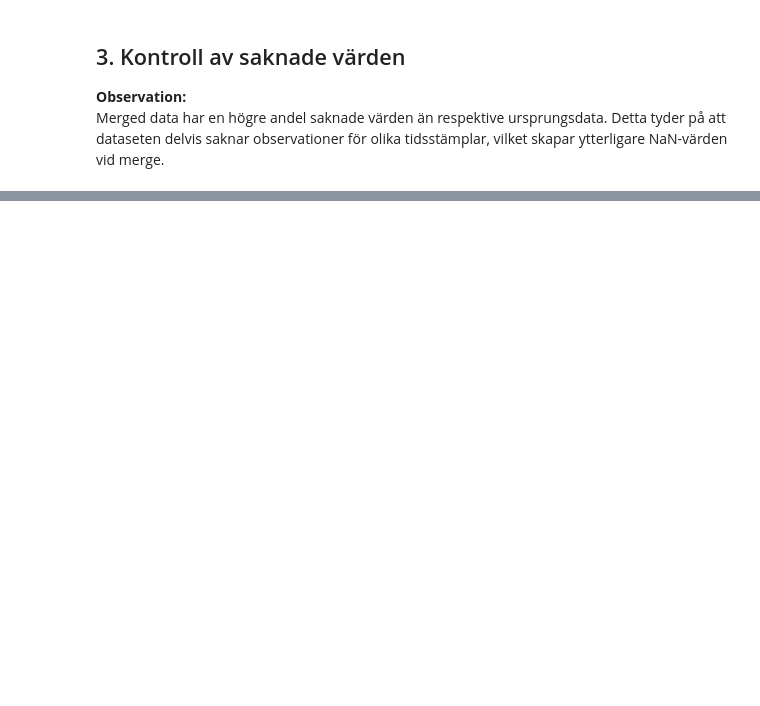
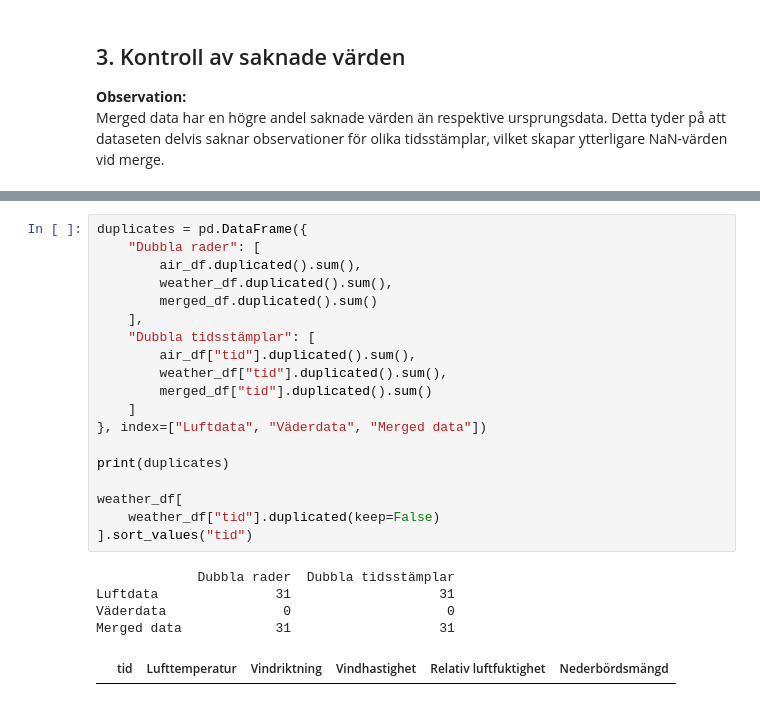
Before and after one commit to JakobWorkingHard/predicting_PM2.5, a Jupyter notebook: notebooks/data_quality.ipynb, the cells around one changed output, grey strips where cells are left out. Cells and saved outputs as stored; diff of their text form; blank space fills up the shorter version.

```diff
--- a/notebooks/data_quality.ipynb
+++ b/notebooks/data_quality.ipynb
@@ -183,0 +199,25 @@ Nederbördsmängd                 1074               4.70
+# %%
+duplicates = pd.DataFrame({
+    "Dubbla rader": [
+        air_df.duplicated().sum(),
+        weather_df.duplicated().sum(),
+        merged_df.duplicated().sum()
+    ],
+    "Dubbla tidsstämplar": [
+        air_df["tid"].duplicated().sum(),
+        weather_df["tid"].duplicated().sum(),
+        merged_df["tid"].duplicated().sum()
+    ]
+}, index=["Luftdata", "Väderdata", "Merged data"])
+
+print(duplicates)
+
+weather_df[
+    weather_df["tid"].duplicated(keep=False)
+].sort_values("tid")
+# %% [output]
+             Dubbla rader  Dubbla tidsstämplar
+Luftdata               31                   31
+Väderdata               0                    0
+Merged data            31                   31
+|  | tid | Lufttemperatur | Vindriktning | Vindhastighet | Relativ luftfuktighet | Nederbördsmängd |
```
Also changed, not shown: parts of 13 cells of this notebook.
